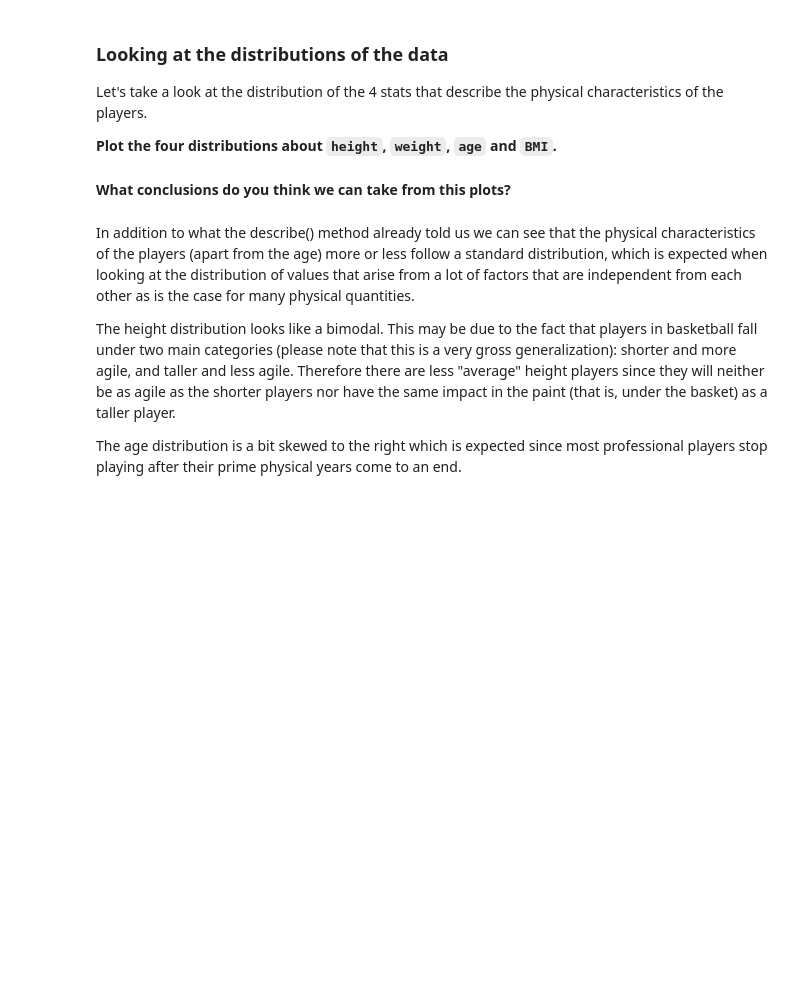
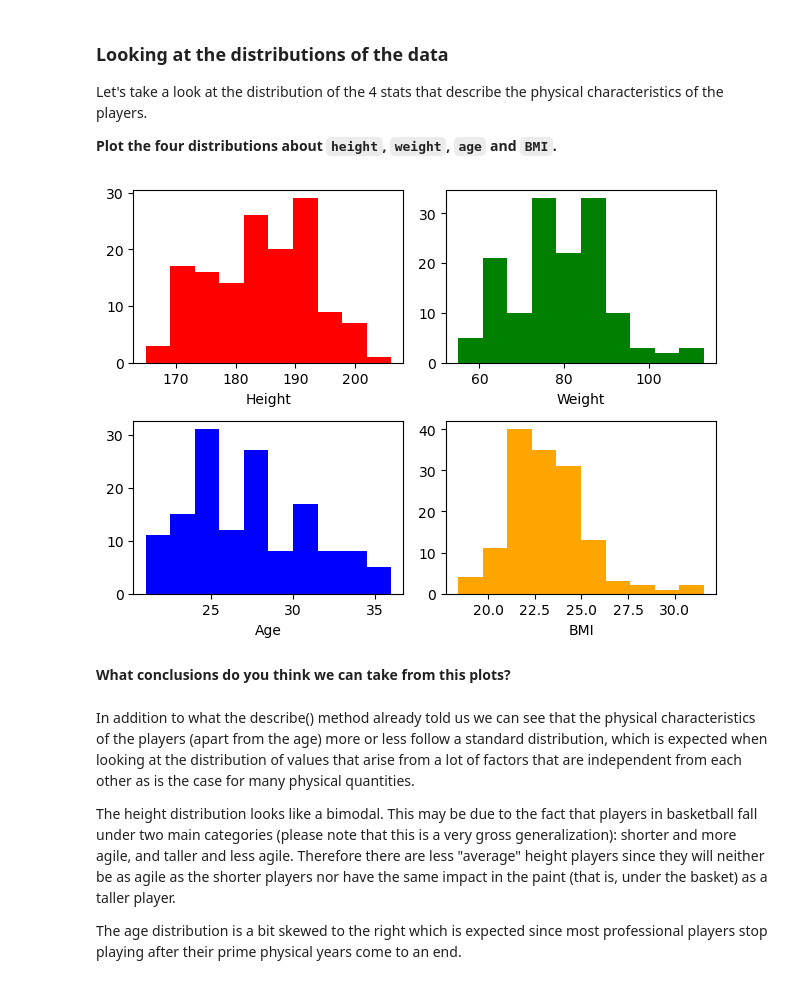
Before and after one commit to ta-data-lis/M2-mini-project2, a Jupyter notebook: your-code/2.-Exploratory-Data-Analysis.ipynb, the cells around one changed output. Saved outputs shown, nothing was run; the diff lists cells and outputs as text; code cells hidden in the pictures; blank space fills up the shorter version.

```diff
--- a/your-code/2.-Exploratory-Data-Analysis.ipynb
+++ b/your-code/2.-Exploratory-Data-Analysis.ipynb
@@ -17,3 +17,5 @@ pd.set_option('display.max_columns', 100)
 Let's load the cleaned dataset first. Import it with the name `wnba` and show the head.
 # %%
 #your code here
+wnba = pd.read_csv(r"data/wnba_clean.csv")
+wnba.head()
@@ -37,3 +75,24 @@ Let's take a look at the distribution of the 4 stats that describe the physical
+# %%
+#your code here
+
+plot_options, ((plot_1, plot_2), (plot_3, plot_4)) = plt.subplots(nrows = 2, ncols = 2)
+
+plot_1.hist(wnba["Height"], color = "red")
+plot_1.set_xlabel("Height")
+
+plot_2.hist(wnba["Weight"], color = "green")
+plot_2.set_xlabel("Weight")
+
+plot_3.hist(wnba["Age"], color = "blue")
+plot_3.set_xlabel("Age")
+
+plot_4.hist(wnba["BMI"], color = "orange")
+plot_4.set_xlabel("BMI")
+
+plt.tight_layout()
+plt.show()
+# %% [output]
+[figure, added]
 # %% [markdown]
 **What conclusions do you think we can take from this plots?**
 # %%
```
Also changed, not shown: parts of 9 cells of this notebook, 5 other files.
